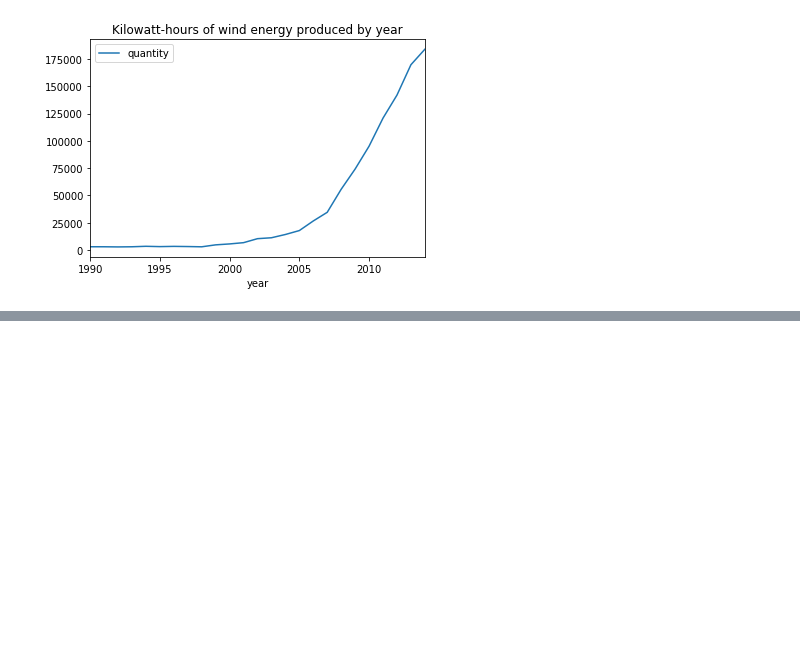
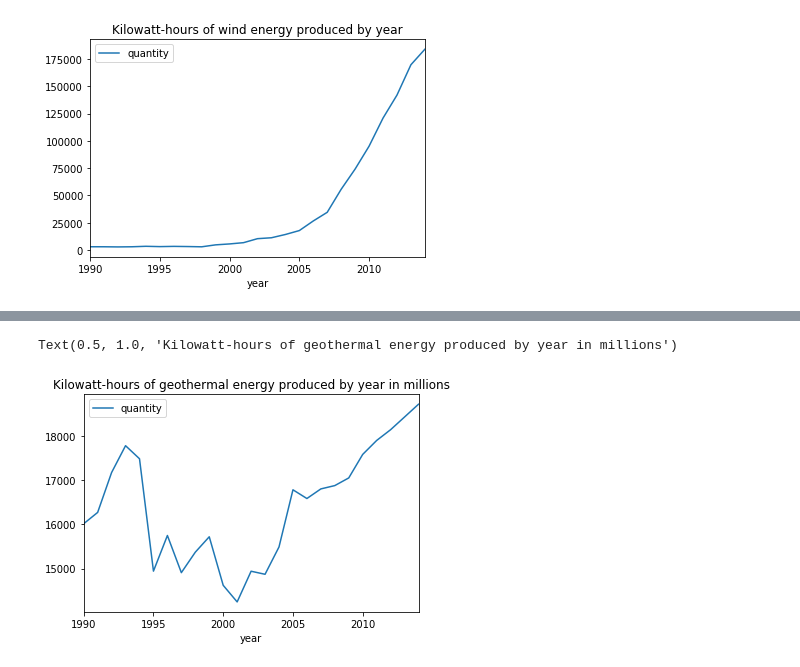
Before and after one commit to Bourbonplaytime/Renewable_energy, a Jupyter notebook: Renewable_energy.ipynb, the cells around one changed output, grey strips where cells are left out. Saved outputs shown, nothing was run; the diff lists cells and outputs as text; code cells hidden in the pictures; blank space fills up the shorter version.

```diff
--- a/Renewable_energy.ipynb
+++ b/Renewable_energy.ipynb
@@ -73,0 +136,6 @@ Text(0.5, 1.0, 'Kilowatt-hours of wind energy produced by year')
+# %%
+geo_query = 'SELECT * FROM Energy WHERE category="geothermal";'
+
+geo_results = pd.read_sql_query(geo_query, db)
+
+geo_results
@@ -73,0 +160,7 @@ Text(0.5, 1.0, 'Kilowatt-hours of wind energy produced by year')
+# %%
+geo_results.plot(x='year', y='quantity')
+
+plt.title("Kilowatt-hours of geothermal energy produced by year in millions")
+# %% [output]
+Text(0.5, 1.0, 'Kilowatt-hours of geothermal energy produced by year in millions')
+[figure, added]
```
Also changed, not shown: parts of 11 cells of this notebook.
